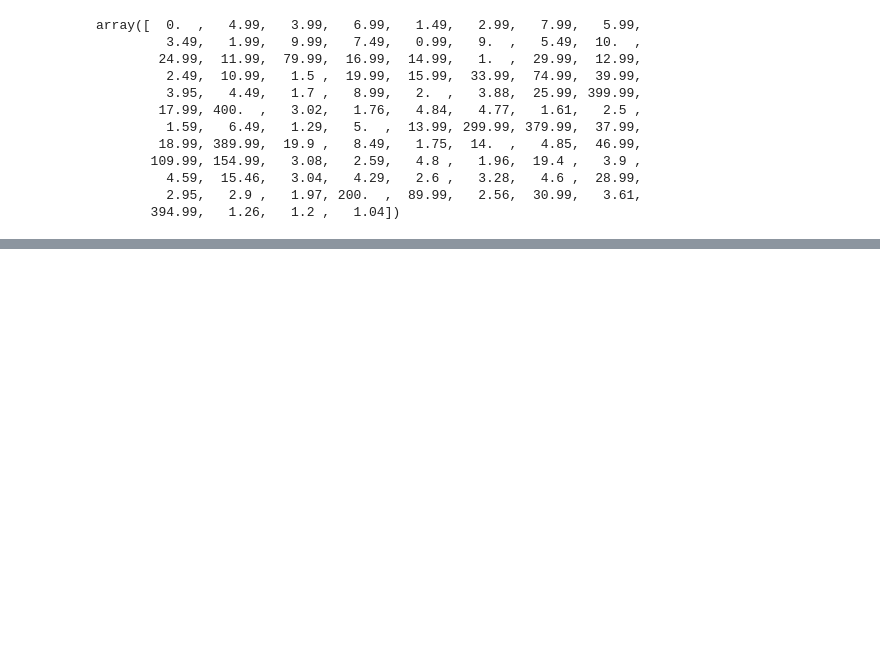
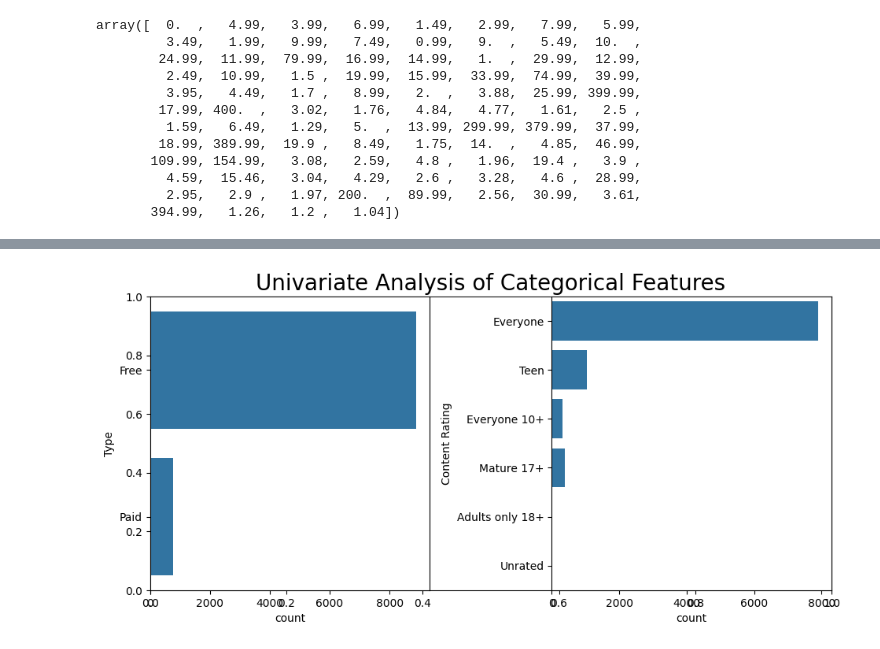
Before and after one commit to Rajaanthonysamy/Interview_Preparation, a Jupyter notebook: PlayStoreCleaningTheData.ipynb, the cells around one changed output, grey strips where cells are left out. Cells and saved outputs as stored; diff of their text form; code cells hidden in the pictures; blank space fills up the shorter version.

```diff
--- a/PlayStoreCleaningTheData.ipynb
+++ b/PlayStoreCleaningTheData.ipynb
@@ -198,0 +347,11 @@ df.to_csv("cleaned_data.csv")
+# %%
+cat_col=["Type","Content Rating"]
+plt.figure(figsize=(10,5))
+plt.title("Univariate Analysis of Categorical Features",fontsize=20,y=1)
+for cat_column in cat_col:
+  plt.subplot(1,2,cat_col.index(cat_column)+1)
+  sns.countplot(df_copy[cat_column])
+  plt.tight_layout()
+plt.show()
+# %% [output]
+[figure, added]
```
Also changed, not shown: parts of 37 cells of this notebook.
